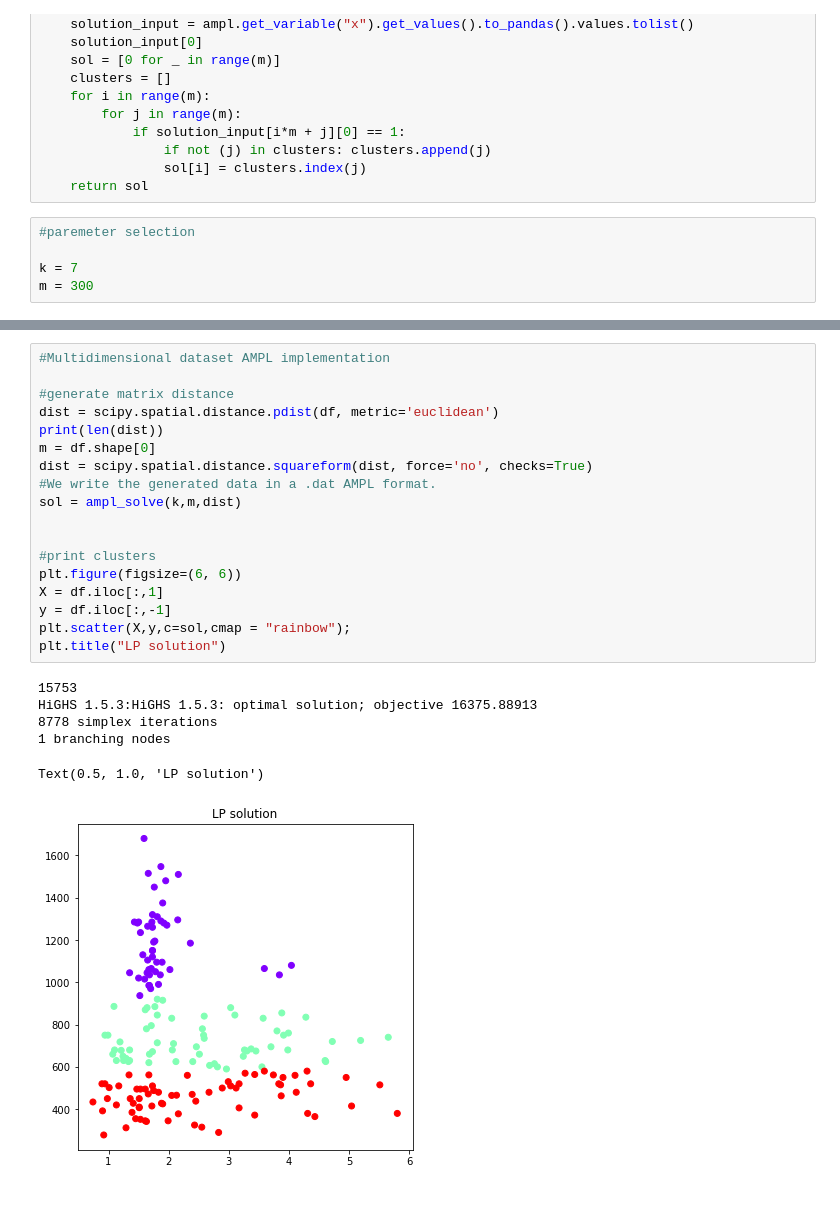
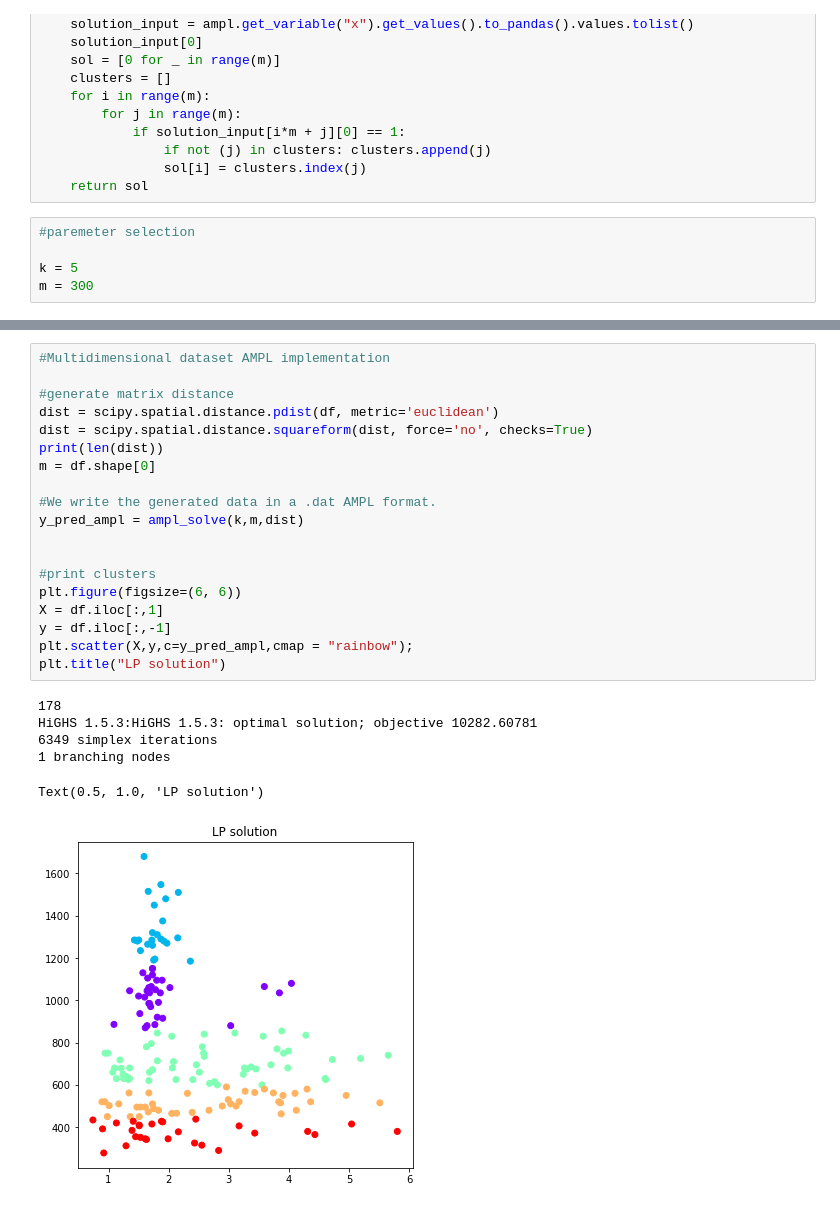
Before and after one commit to PolGonzalez/Kclusters, a Jupyter notebook: Main.ipynb, the cells around one changed output, grey strips where cells are left out. Saved outputs shown, nothing was run; the diff lists cells and outputs as text.

```diff
--- a/Main.ipynb
+++ b/Main.ipynb
@@ -55,7 +55,7 @@ def ampl_solve(k,m,dist):
 # %%
 #paremeter selection
 
-k = 7
+k = 5
 m = 300
 # %%
 #generating points
@@ -155,25 +160,26 @@ Text(0.5, 1.0, 'MST solution')
 # %%
 #Multidimensional dataset AMPL implementation
 
 #generate matrix distance
 dist = scipy.spatial.distance.pdist(df, metric='euclidean')
+dist = scipy.spatial.distance.squareform(dist, force='no', checks=True)
 print(len(dist))
 m = df.shape[0]
-dist = scipy.spatial.distance.squareform(dist, force='no', checks=True)
+
 #We write the generated data in a .dat AMPL format.
-sol = ampl_solve(k,m,dist)
+y_pred_ampl = ampl_solve(k,m,dist)
 
 
 #print clusters
 plt.figure(figsize=(6, 6))
 X = df.iloc[:,1]
 y = df.iloc[:,-1]
-plt.scatter(X,y,c=sol,cmap = "rainbow");
+plt.scatter(X,y,c=y_pred_ampl,cmap = "rainbow");
 plt.title("LP solution")
 # %% [output]
-15753
-HiGHS 1.5.3:HiGHS 1.5.3: optimal solution; objective 16375.88913
-8778 simplex iterations
+178
+HiGHS 1.5.3:HiGHS 1.5.3: optimal solution; objective 10282.60781
+6349 simplex iterations
 1 branching nodes
 Text(0.5, 1.0, 'LP solution')
-[figure, old version]
+[figure, new version]
```
Also changed, not shown: parts of 7 cells of this notebook, 2 other files.
